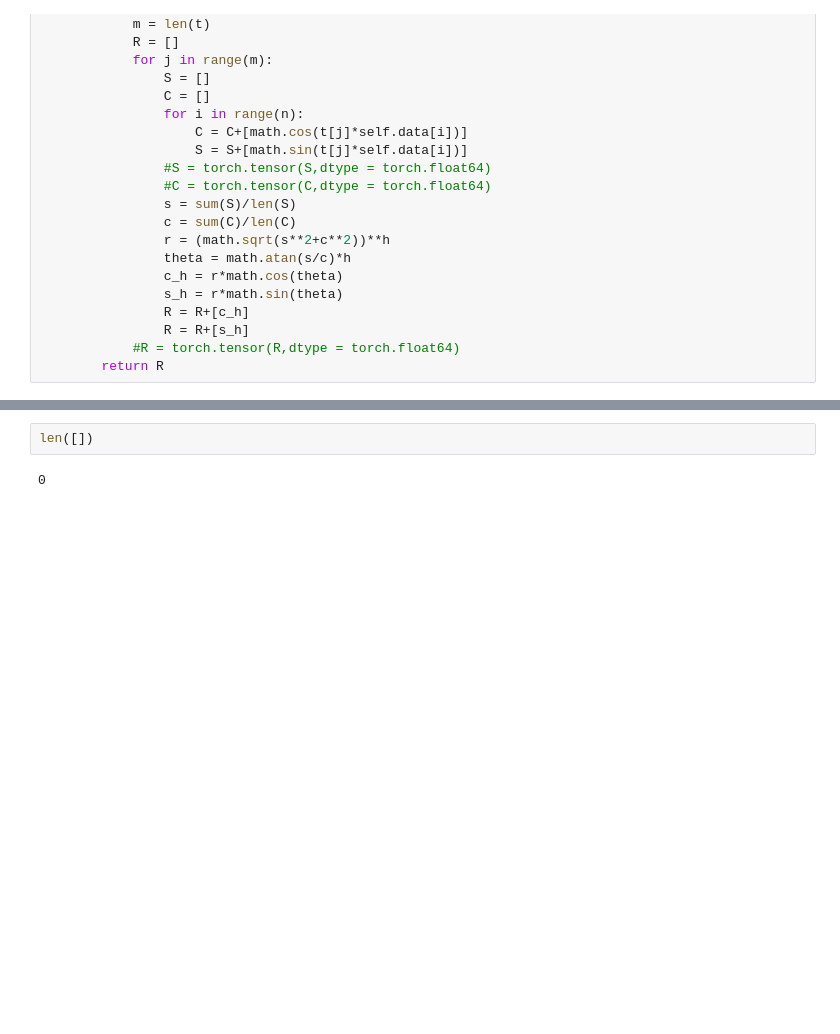
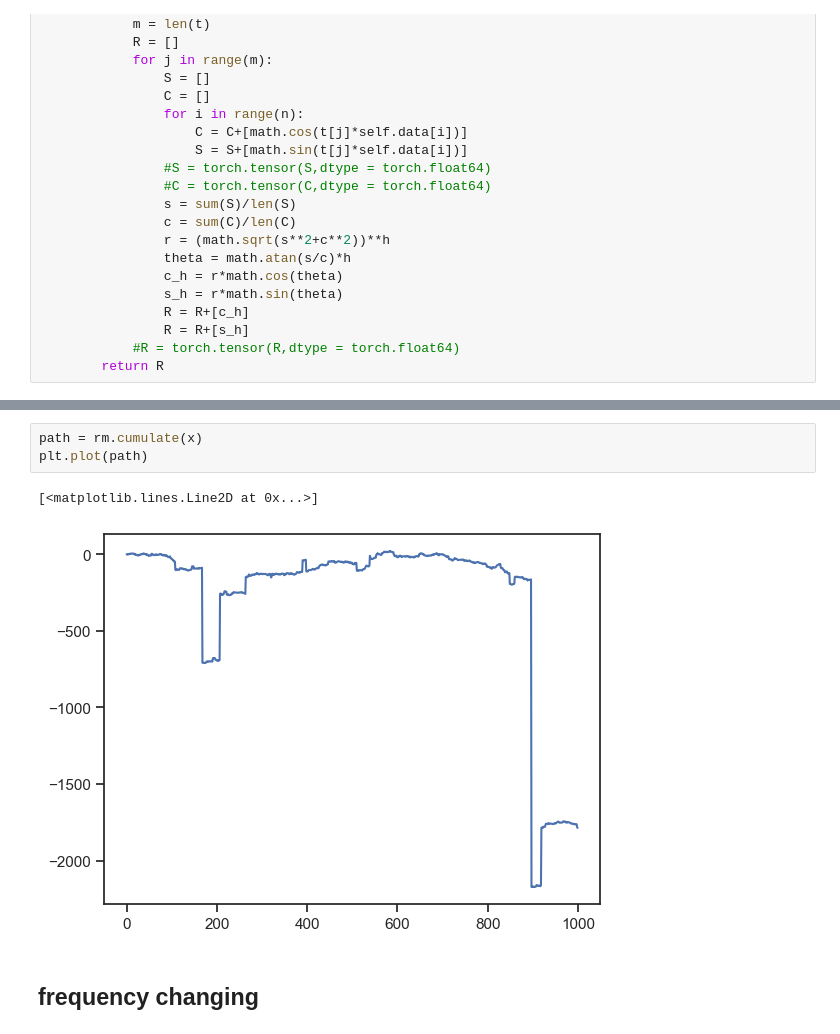
Before and after one commit to LeeShuaiyu/Test, a Jupyter notebook: Version_11.28.ipynb, the cells around one changed output, grey strips where cells are left out. Saved outputs shown, nothing was run; the diff lists cells and outputs as text; blank space fills up the shorter version.

```diff
--- a/Version_11.28.ipynb
+++ b/Version_11.28.ipynb
@@ -215,4 +217,8 @@ fig = sns.displot(data = x_show,kind = 'hist',kde = "TRUE")
-# %%
-len([])
-# %% [output]
-0
+# %%
+path = rm.cumulate(x)
+plt.plot(path)
+# %% [output]
+[<matplotlib.lines.Line2D at 0x...>]
+[figure, added]
+# %% [markdown]
+## frequency changing
```
Also changed, not shown: parts of 28 cells of this notebook.
